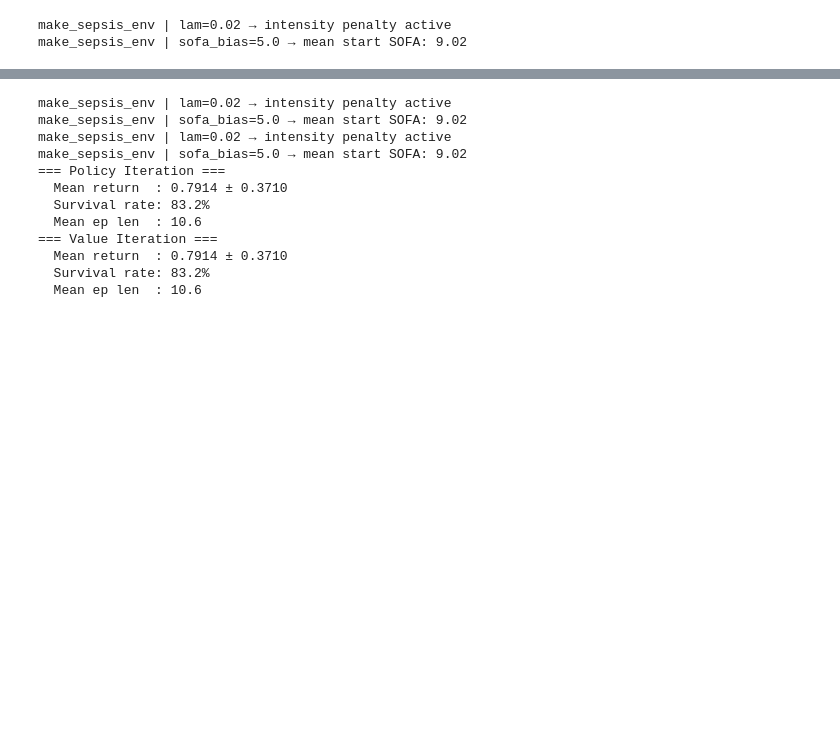
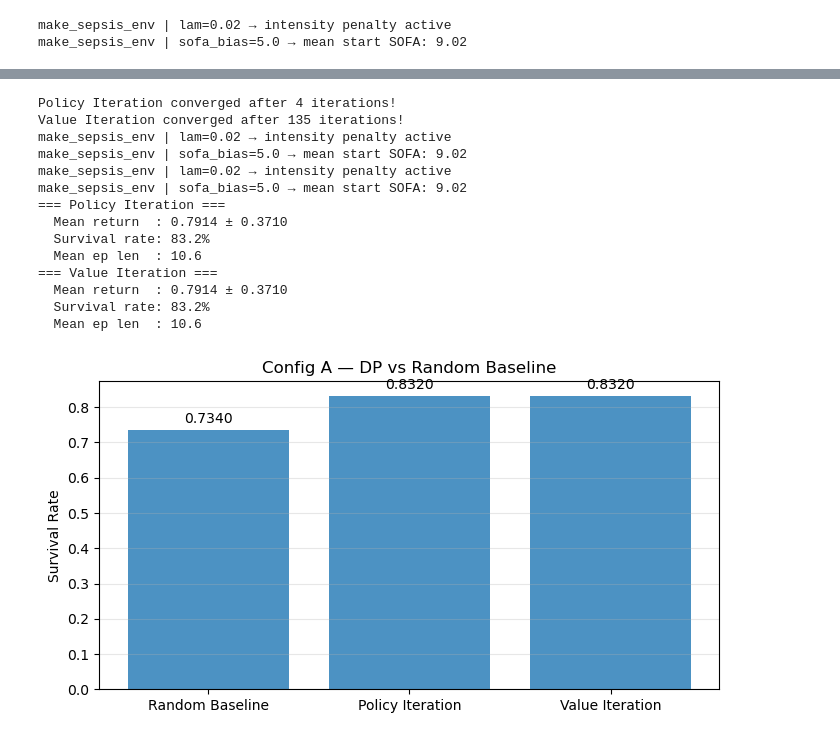
Before and after one commit to Mehmet1700/reinforcement-learning-project, a Jupyter notebook: notebooks/01_config_a_dp.ipynb, the cells around one changed output, grey strips where cells are left out. Drawn from its saved outputs; the diff is of its cells as text; code cells hidden in the pictures; blank space fills up the shorter version.

```diff
--- a/notebooks/01_config_a_dp.ipynb
+++ b/notebooks/01_config_a_dp.ipynb
@@ -102,26 +115,25 @@ def compute_value_function(policy, P, R_expected, gamma=1.0):
 # %%
 def extract_policy(value_table, P, R_expected, gamma=1.0):
     """
-    Extrai a política óptima a partir da função de valor (Policy Improvement).
+    Extract the optimal policy from the value function (Policy Improvement).
 
     Args:
-        value_table: array com shape (n_states,) — função de valor actual
-        P: tensor de transições com shape (n_states, n_actions, n_states)
-        R_expected: matriz de recompensas com shape (n_states, n_actions)
-        gamma: fator de desconto
+        value_table: array with shape (n_states,) — current value function
+        P: transition tensor with shape (n_states, n_actions, n_states)
+        R_expected: expected rewards matrix with shape (n_states, n_actions)
+        gamma: discount factor
 
     Returns:
-        policy: array com shape (n_states,) — acção óptima em cada estado
+        policy: array with shape (n_states,) — optimal action in each state
     """
     n_states, n_actions, _ = P.shape
 
-    # inicializamos a política com zeros
+    # initialize the policy with zeros
     policy = np.zeros(n_states)
 
-    # para cada estado
     for s in range(n_states):
 
-        # calculamos o Q-value para cada acção possível
+        # calculate the Q-value for each action in this state using the Bellman equation
         Q_values = [
             sum([
                 P[s, a, s_next] * (R_expected[s, a] + gamma * value_table[s_next])
@@ -130,7 +142,7 @@ def extract_policy(value_table, P, R_expected, gamma=1.0):
             for a in range(n_actions)
         ]
 
-        # escolhemos a acção com maior Q-value (passo greedy)
+        # choose the action with the highest Q-value (greedy step)
         policy[s] = np.argmax(np.array(Q_values))
 
     return policy
@@ -279 +252,11 @@ def get_policy(policy_array):
+# %%
+def get_policy(policy_array):
+    """
+    Args:
+        policy_array: array with shape (n_states,)
+
+    Returns:
+        function that takes a state (int) and returns an action (int)
+    """
+    return lambda obs: int(policy_array[obs])
 # %%
@@ -294,0 +271,5 @@ Value Iteration convergiu após 135 iterações!
+# %%
+# Random Baseline
+random_policy = lambda obs: env.action_space.sample()
+random_results = eval_agent(random_policy, make_sepsis_env, n_eval_episodes=1000, seed=42)
+print_results("Random Baseline (Config A)", random_results)
@@ -295,6 +330,7 @@ Value Iteration convergiu após 135 iterações!
 # %%
-# 3. Medir com a função oficial
-from utils.evaluation import eval_agent, print_results
+# Final results with gamma=1.0
+policy_pi, V_pi, deltas_pi = policy_iteration(P, R, gamma=1.0)
+policy_vi, V_vi, deltas_vi = value_iteration(P, R, gamma=1.0)
 
 results_pi = eval_agent(get_policy(policy_pi), make_sepsis_env, n_eval_episodes=1000, seed=42)
 results_vi = eval_agent(get_policy(policy_vi), make_sepsis_env, n_eval_episodes=1000, seed=42)
@@ -302,6 +338,8 @@ results_vi = eval_agent(get_policy(policy_vi), make_sepsis_env, n_eval_episodes=
 print_results("Policy Iteration", results_pi)
 print_results("Value Iteration",  results_vi)
 # %% [output]
+Policy Iteration converged after 4 iterations!
+Value Iteration converged after 135 iterations!
 make_sepsis_env | lam=0.02 → intensity penalty active
 make_sepsis_env | sofa_bias=5.0 → mean start SOFA: 9.02
 make_sepsis_env | lam=0.02 → intensity penalty active
@@ -314,3 +352,16 @@ make_sepsis_env | sofa_bias=5.0 → mean start SOFA: 9.02
   Mean return  : 0.7914 ± 0.3710
   Survival rate: 83.2%
   Mean ep len  : 10.6
+# %%
+plot_comparison(
+    {
+        "Random Baseline": random_results,
+        "Policy Iteration": results_pi,
+        "Value Iteration":  results_vi,
+    },
+    metric="survival_rate",
+    title="Config A — DP vs Random Baseline"
+)
+plt.show()
+# %% [output]
+[figure, added]
```
Also changed, not shown: parts of 12 cells of this notebook, 3 other files.
